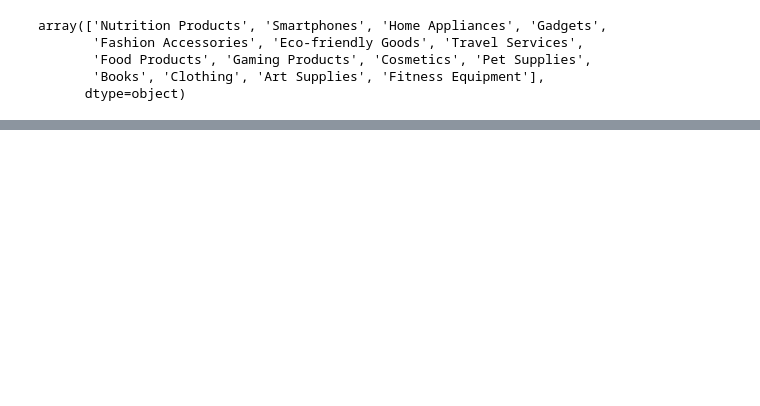
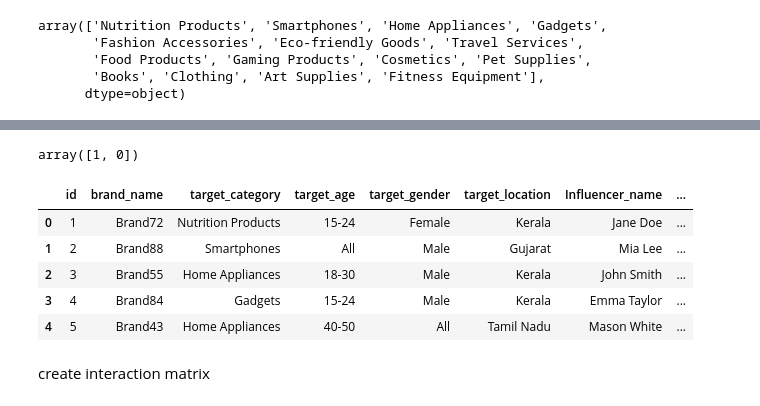
Before and after one commit to Yash-patell/recommendation_sys, a Jupyter notebook: collaborative.ipynb, the cells around one changed output, grey strips where cells are left out. Drawn from its saved outputs; the diff is of its cells as text; code cells hidden in the pictures; blank space fills up the shorter version.

```diff
--- a/collaborative.ipynb
+++ b/collaborative.ipynb
@@ -28,0 +80,17 @@ influencer_data.head()
+# %%
+#if engagment rate > 5 then interaction = 1 else 0
+
+import pandas as pd
+
+# Sample merged_data DataFrame creation (you would already have this)
+
+
+
+# Define interaction criteria
+engagemnet_rate_threshold = 5  # For example, consider an interaction if likes are above this threshold
+
+# Add interaction column (1 for interaction, 0 for no interaction)
+merged_dataset['Interaction'] = (merged_dataset['Engagement_rate'] > engagemnet_rate_threshold).astype(int)
+
+# Preview the updated DataFrame
+print(merged_dataset)
@@ -28,0 +115,15 @@ influencer_data.head()
+# %%
+merged_dataset['Interaction'].unique()
+# %% [output]
+array([1, 0])
+# %%
+merged_dataset.head()
+# %% [output]
+|  | id | brand_name | target_category | target_age | target_gender | target_location | Influencer_name | ... |
+| 0 | 1 | Brand72 | Nutrition Products | 15-24 | Female | Kerala | Jane Doe | ... |
+| 1 | 2 | Brand88 | Smartphones | All | Male | Gujarat | Mia Lee | ... |
+| 2 | 3 | Brand55 | Home Appliances | 18-30 | Male | Kerala | John Smith | ... |
+| 3 | 4 | Brand84 | Gadgets | 15-24 | Male | Kerala | Emma Taylor | ... |
+| 4 | 5 | Brand43 | Home Appliances | 40-50 | All | Tamil Nadu | Mason White | ... |
+# %% [markdown]
+create interaction matrix
```
Also changed, not shown: parts of 25 cells of this notebook, 8 other files.
